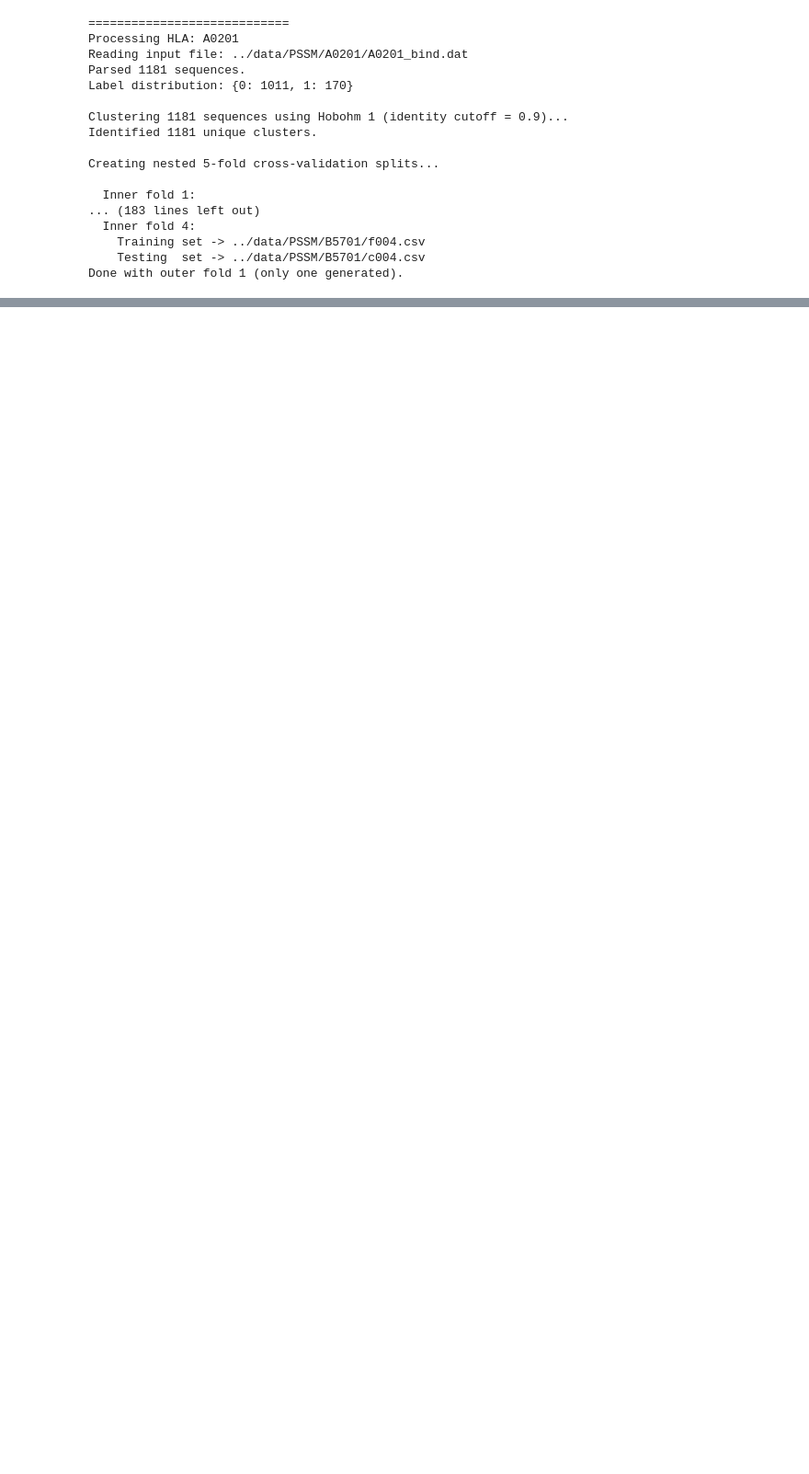
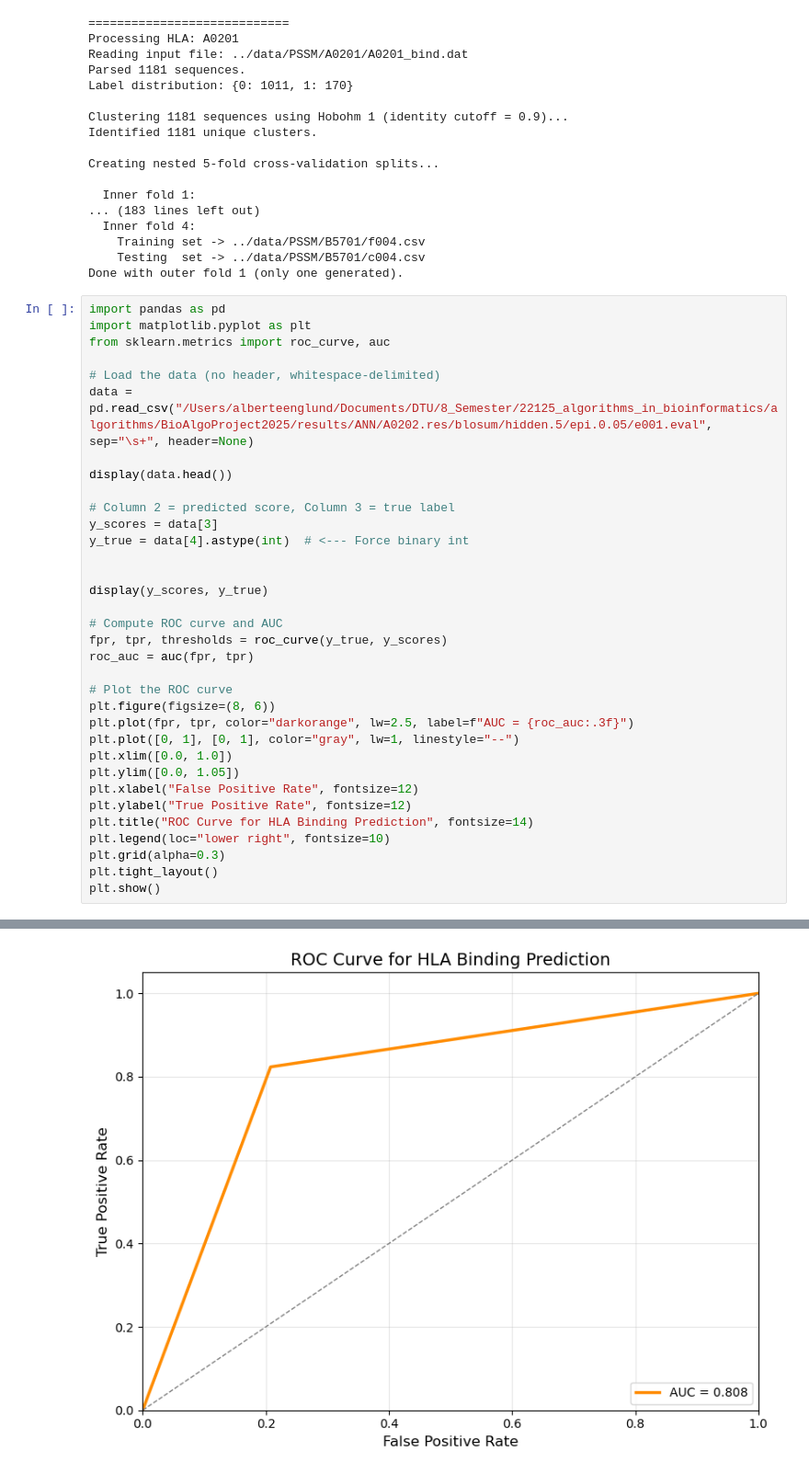
Before and after one commit to s215098/BioAlgoProject2025, a Jupyter notebook: code/data_handling.ipynb, the cells around one changed output, grey strips where cells are left out. Shown at 92% size. Drawn from its saved outputs; the diff is of its cells as text; blank space fills up the shorter version.

```diff
--- a/code/data_handling.ipynb
+++ b/code/data_handling.ipynb
@@ -208,3 +208,38 @@ Creating nested 5-fold cross-validation splits...
     Training set -> ../data/PSSM/B5701/f004.csv
     Testing  set -> ../data/PSSM/B5701/c004.csv
 Done with outer fold 1 (only one generated).
+# %%
+import pandas as pd
+import matplotlib.pyplot as plt
+from sklearn.metrics import roc_curve, auc
+
+# Load the data (no header, whitespace-delimited)
+data = pd.read_csv("/Users/alberteenglund/Documents/DTU/8_Semester/22125_algorithms_in_bioinformatics/algorithms/BioAlgoProject2025/results/ANN/A0202.res/blosum/hidden.5/epi.0.05/e001.eval", sep="\s+", header=None)
+
+display(data.head())
+
+# Column 2 = predicted score, Column 3 = true label
+y_scores = data[3]
+y_true = data[4].astype(int)  # <--- Force binary int
+
+
+display(y_scores, y_true)
+
+# Compute ROC curve and AUC
+fpr, tpr, thresholds = roc_curve(y_true, y_scores)
+roc_auc = auc(fpr, tpr)
+
+# Plot the ROC curve
+plt.figure(figsize=(8, 6))
+plt.plot(fpr, tpr, color="darkorange", lw=2.5, label=f"AUC = {roc_auc:.3f}")
+plt.plot([0, 1], [0, 1], color="gray", lw=1, linestyle="--")
+plt.xlim([0.0, 1.0])
+plt.ylim([0.0, 1.05])
+plt.xlabel("False Positive Rate", fontsize=12)
+plt.ylabel("True Positive Rate", fontsize=12)
+plt.title("ROC Curve for HLA Binding Prediction", fontsize=14)
+plt.legend(loc="lower right", fontsize=10)
+plt.grid(alpha=0.3)
+plt.tight_layout()
+plt.show()
+# %% [output]
@@ -210,0 +276 @@ Done with outer fold 1 (only one generated).
+[figure, added]
```
Also changed, not shown: parts of 3 cells of this notebook, 13 other files.
